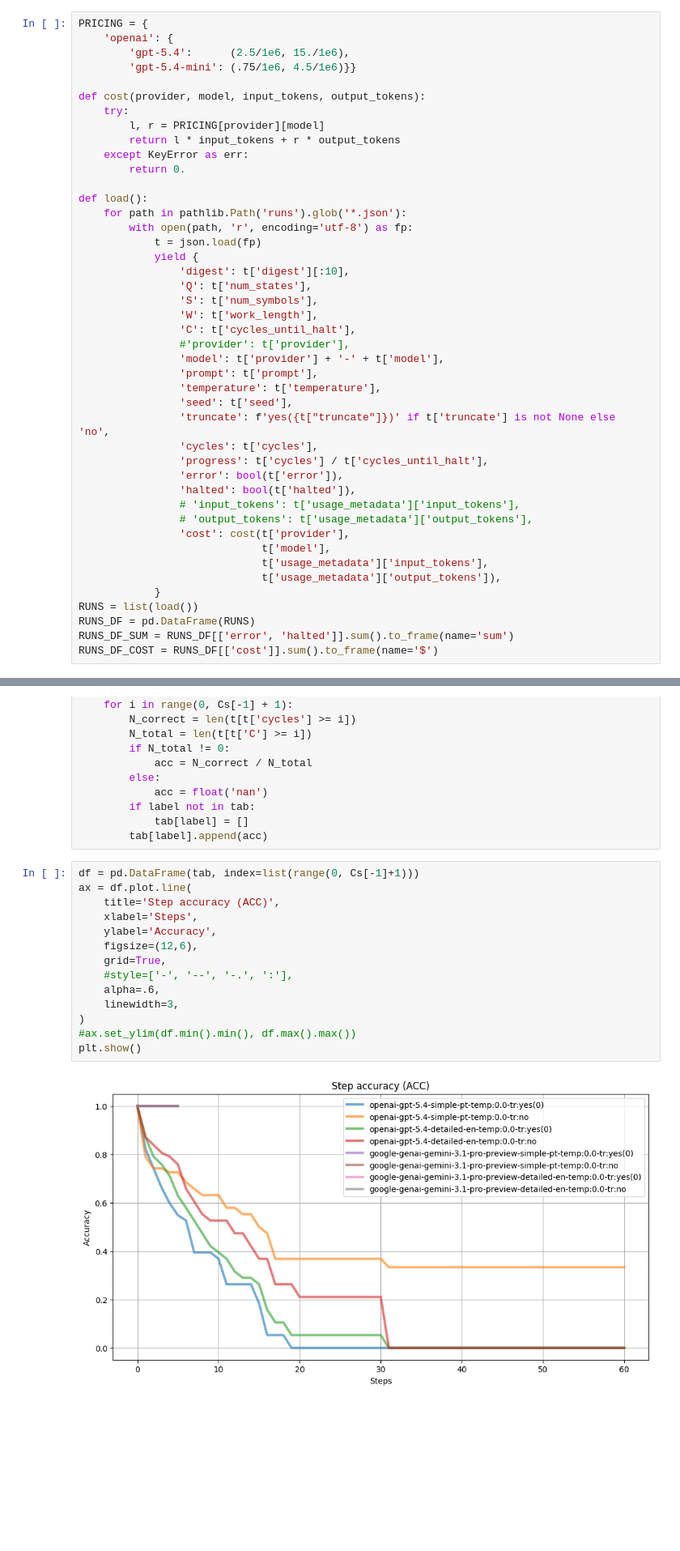
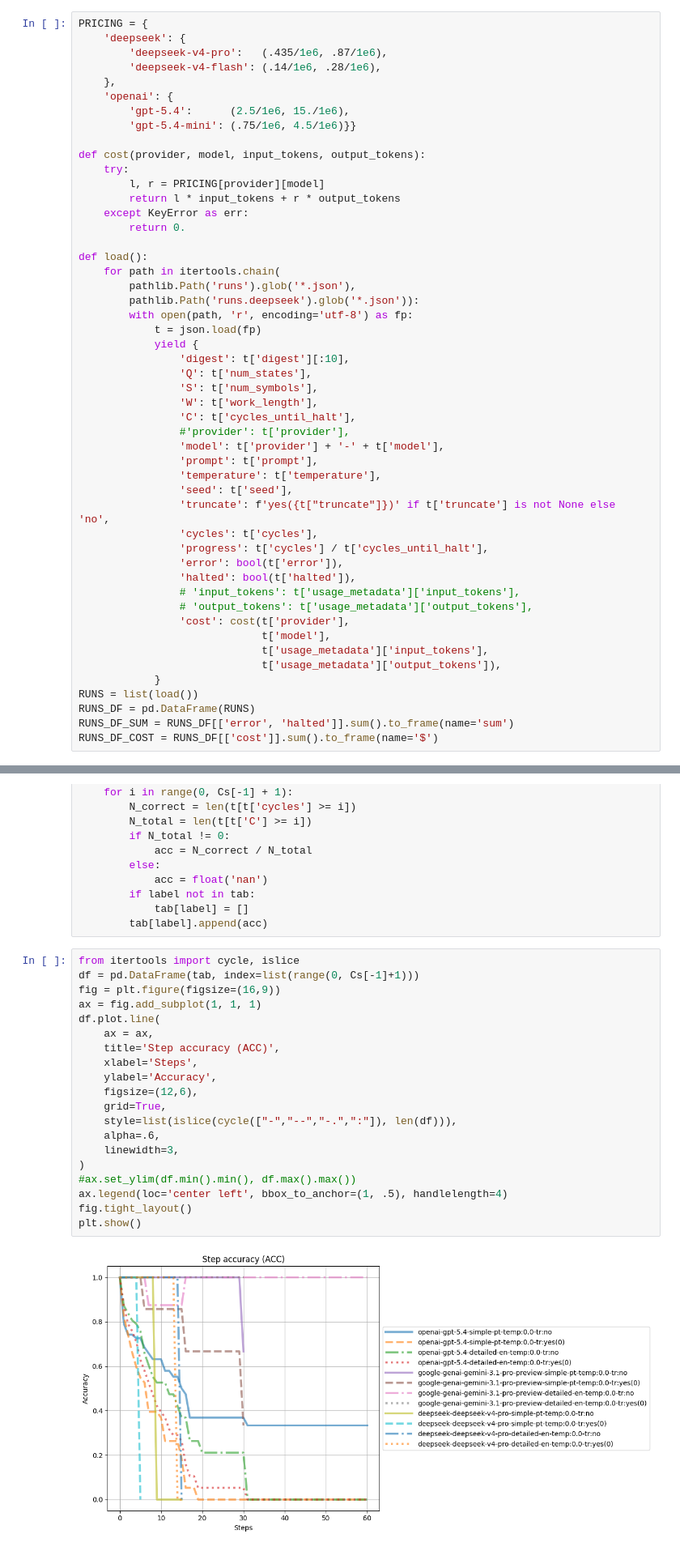
Before and after one commit to PUC-Behring-Institute-for-AI/umllm, a Jupyter notebook: evaluations/plot.ipynb, the cells around one changed output, grey strips where cells are left out. Shown at 81% size. Drawn from its saved outputs; the diff is of its cells as text; blank space fills up the shorter version.

Commit message:
umllm: Add support for deepseek

```diff
--- a/evaluations/plot.ipynb
+++ b/evaluations/plot.ipynb
@@ -12,6 +12,10 @@ import pandas as pd
 ## Runs
 # %%
 PRICING = {
+    'deepseek': {
+        'deepseek-v4-pro':   (.435/1e6, .87/1e6),
+        'deepseek-v4-flash': (.14/1e6, .28/1e6),
+    },
     'openai': {
         'gpt-5.4':      (2.5/1e6, 15./1e6),
         'gpt-5.4-mini': (.75/1e6, 4.5/1e6)}}
@@ -24,7 +28,9 @@ def cost(provider, model, input_tokens, output_tokens):
         return 0.
 
 def load():
-    for path in pathlib.Path('runs').glob('*.json'):
+    for path in itertools.chain(
+        pathlib.Path('runs').glob('*.json'),
+        pathlib.Path('runs.deepseek').glob('*.json')):
         with open(path, 'r', encoding='utf-8') as fp:
             t = json.load(fp)
             yield {
@@ -144,19 +140,25 @@ for model, prompt, temp, tr in PROD_MODEL_CONFIG:
             tab[label] = []
         tab[label].append(acc)
 # %%
+from itertools import cycle, islice
 df = pd.DataFrame(tab, index=list(range(0, Cs[-1]+1)))
-ax = df.plot.line(
+fig = plt.figure(figsize=(16,9))
+ax = fig.add_subplot(1, 1, 1)
+df.plot.line(
+    ax = ax,
     title='Step accuracy (ACC)',
     xlabel='Steps',
     ylabel='Accuracy',
     figsize=(12,6),
     grid=True,
-    #style=['-', '--', '-.', ':'],
+    style=list(islice(cycle(["-","--","-.",":"]), len(df))),
     alpha=.6,
     linewidth=3,
 )
 #ax.set_ylim(df.min().min(), df.max().max())
+ax.legend(loc='center left', bbox_to_anchor=(1, .5), handlelength=4)
+fig.tight_layout()
 plt.show()
 # %% [output]
-[figure, old version]
+[figure, new version]
 # %%
```
Also changed, not shown: parts of 3 cells of this notebook, 3 other files.
